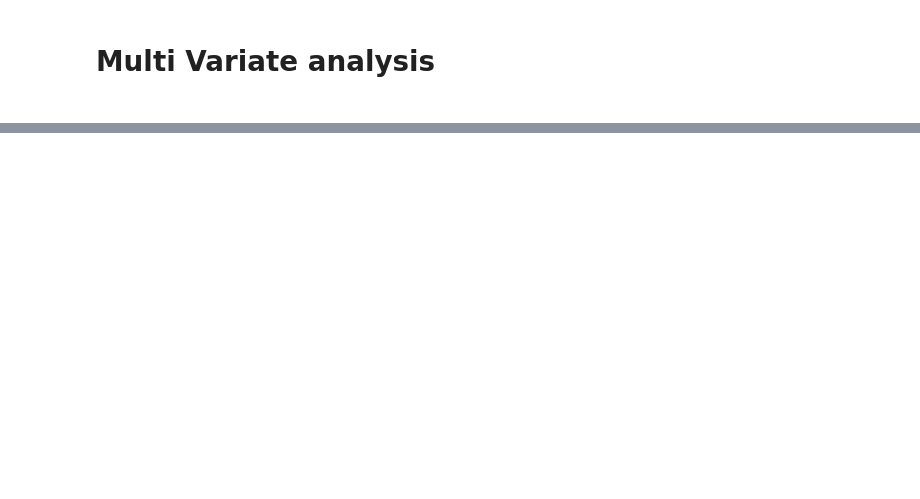
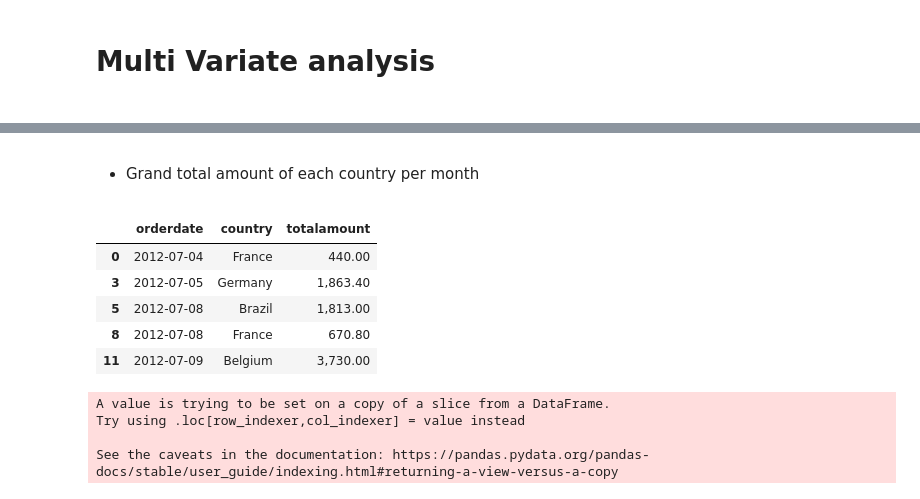
Before and after one commit to AHMEDNASR281/newDataTest, a Jupyter notebook: test1.ipynb, the cells around one changed output, grey strips where cells are left out. Saved outputs shown, nothing was run; the diff lists cells and outputs as text; code cells hidden in the pictures; blank space fills up the shorter version.

```diff
--- a/test1.ipynb
+++ b/test1.ipynb
@@ -150,2 +302,22 @@ orders.head()
+# %% [markdown]
+<ul>
+  <li><p> Grand total amount of each country per month  <p></li>
+</ul>
+# %%
+multivar = orders[['orderdate' , 'country' , 'totalamount']]
 # %%
-multivar = order
+multivar.head()
+# %% [output]
+|  | orderdate | country | totalamount |
+| 0 | 2012-07-04 | France | 440.00 |
+| 3 | 2012-07-05 | Germany | 1,863.40 |
+| 5 | 2012-07-08 | Brazil | 1,813.00 |
+| 8 | 2012-07-08 | France | 670.80 |
+| 11 | 2012-07-09 | Belgium | 3,730.00 |
+# %%
+multivar.orderdate = multivar.orderdate.dt.to_period('M')
+# %% [output]
+A value is trying to be set on a copy of a slice from a DataFrame.
+Try using .loc[row_indexer,col_indexer] = value instead
+
+See the caveats in the documentation: https://pandas.pydata.org/pandas-docs/stable/user_guide/indexing.html#returning-a-view-versus-a-copy
```
Also changed, not shown: parts of 21 cells of this notebook.
